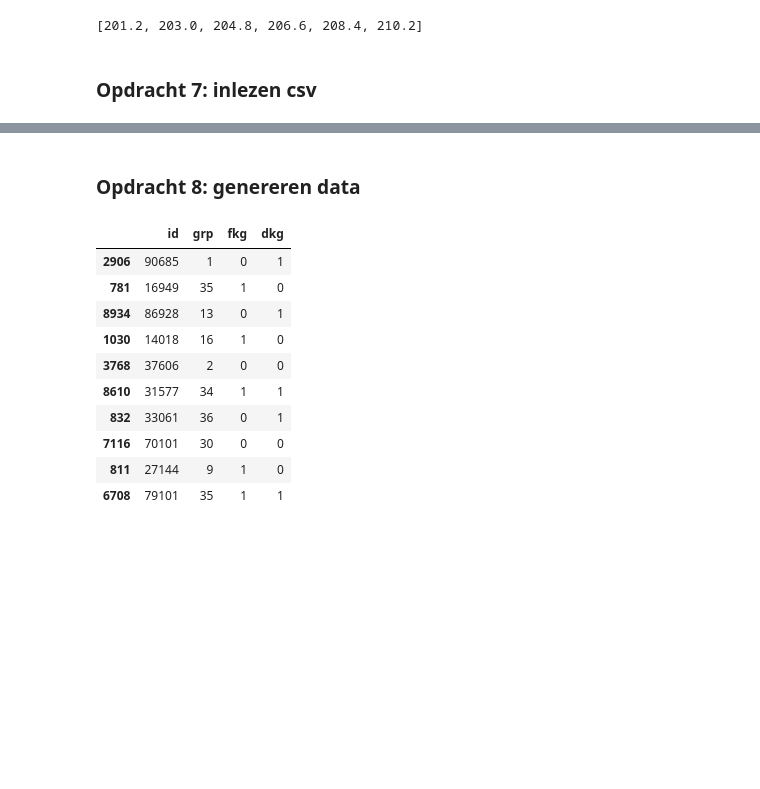
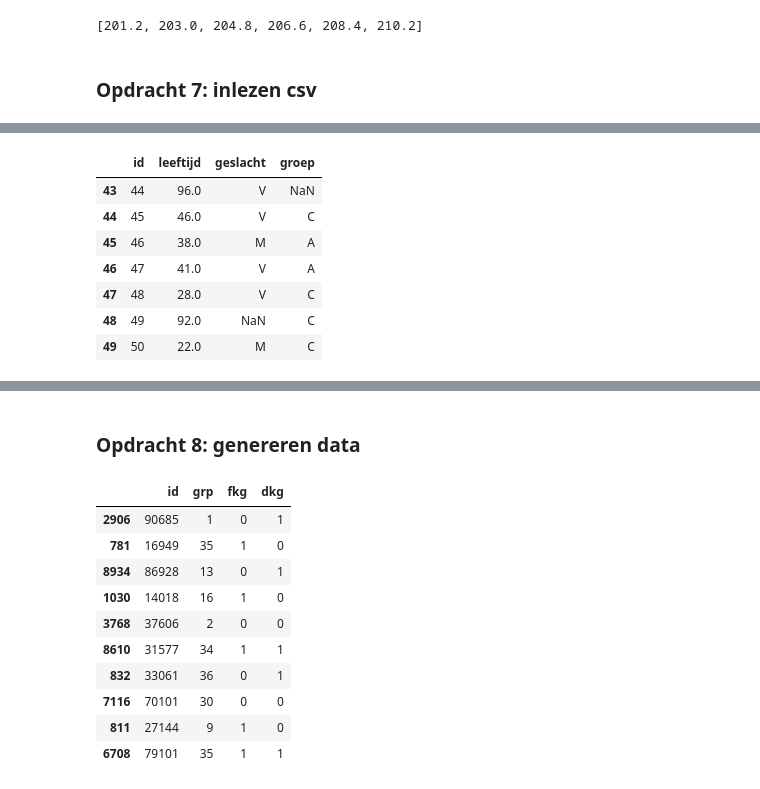
Before and after one commit to Brinkhuis/Cursus, a Jupyter notebook: notebooks/antwoorden.ipynb, the cells around one changed output, grey strips where cells are left out. Drawn from its saved outputs; the diff is of its cells as text; code cells hidden in the pictures; blank space fills up the shorter version.

```diff
--- a/notebooks/antwoorden.ipynb
+++ b/notebooks/antwoorden.ipynb
@@ -366,0 +368,13 @@ pd.read_csv(file, sep='/', skiprows=1, engine='python', skipfooter=2, na_values=
+# %%
+# uitwerking 2
+file = '../data/leesmij.csv'
+pd.read_csv(file, sep='/', skiprows=1, na_values=['??', '-', ' ', '  '])[:-2].tail(7)
+# %% [output]
+|  | id | leeftijd | geslacht | groep |
+| 43 | 44 | 96.0 | V | NaN |
+| 44 | 45 | 46.0 | V | C |
+| 45 | 46 | 38.0 | M | A |
+| 46 | 47 | 41.0 | V | A |
+| 47 | 48 | 28.0 | V | C |
+| 48 | 49 | 92.0 | NaN | C |
+| 49 | 50 | 22.0 | M | C |
```
Also changed, not shown: parts of 2 cells of this notebook, 1 other file.
